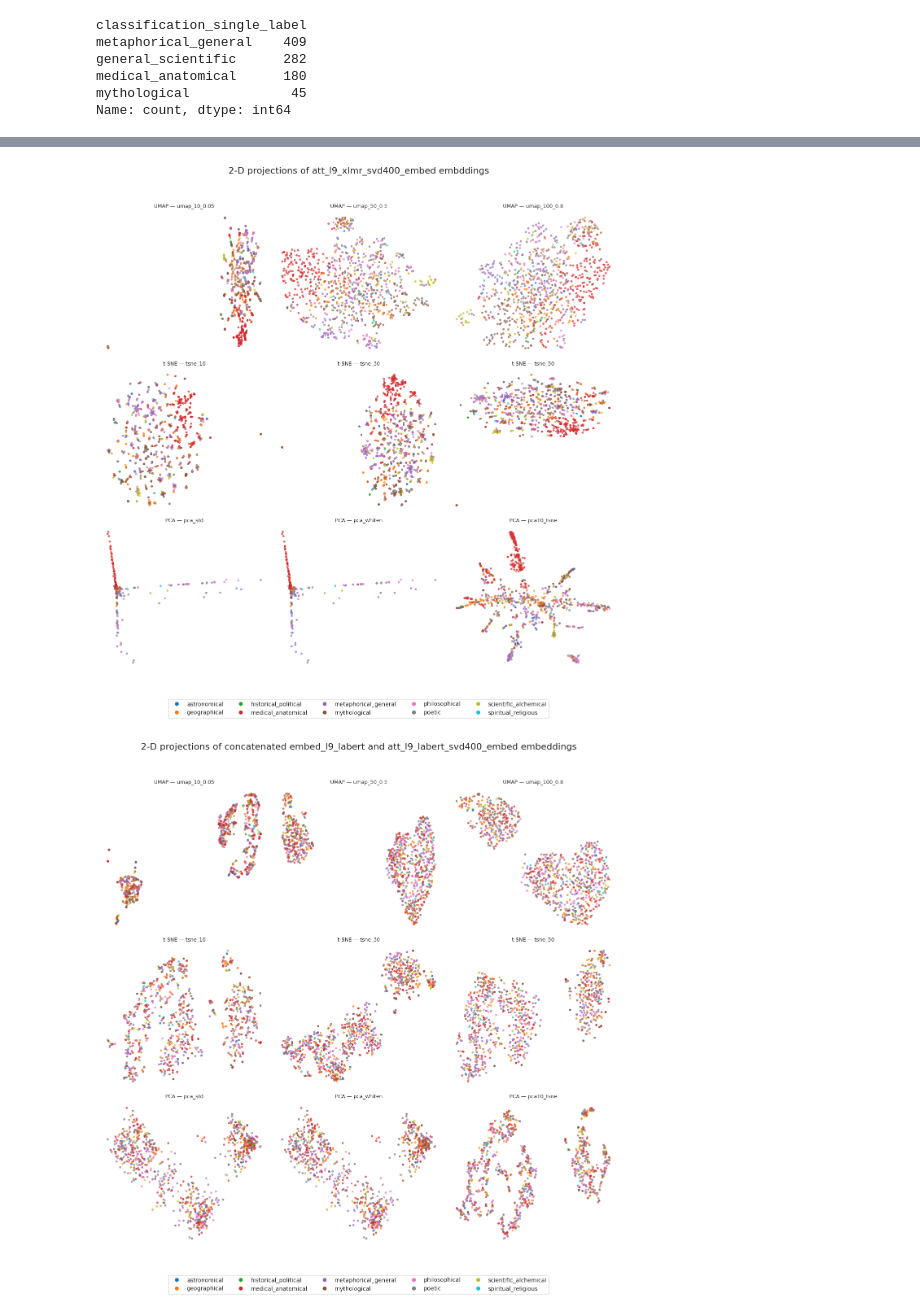
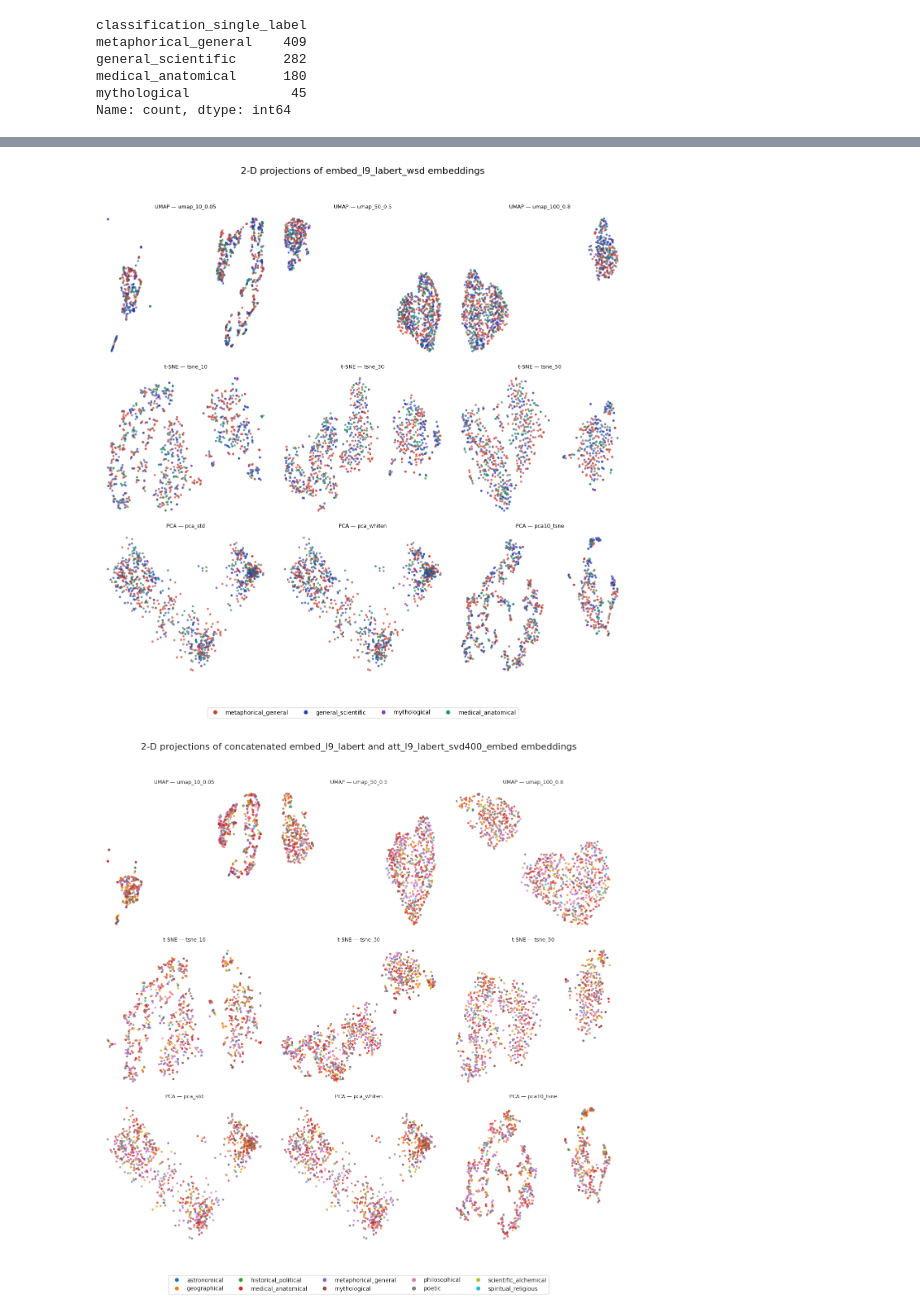
Before and after one commit to CCS-ZCU/labyrinth, a Jupyter notebook: scripts/3_labyrinth_embeddings_labert.ipynb, the cells around one changed output, grey strips where cells are left out. Saved outputs shown, nothing was run; the diff lists cells and outputs as text; code cells hidden in the pictures.

```diff
--- a/scripts/3_labyrinth_embeddings_labert.ipynb
+++ b/scripts/3_labyrinth_embeddings_labert.ipynb
@@ -1508,19 +1515,0 @@ fig = plot_projections_for_embeddings(emb_array, "att_l9_xlmr_svd400_embed")
-# %%
-def concatenate_embeddings(df: pd.DataFrame, columns: list[str]) -> np.ndarray:
-    """
-    Concatenate and stack embeddings from the specified columns for each row.
-    Each selected column must contain array-like (same-length) embeddings per row.
-
-    Returns
-    -------
-    emb_array : np.ndarray
-        Shape (num_rows, total_embedding_dim)
-    """
-    # Each result is a single flat vector for one row (concatenating all columns)
-    concat_rows = [
-        np.concatenate([df[col].iloc[i] for col in columns])
-        for i in range(len(df))
-    ]
-    return np.stack(concat_rows)
-# %% [output]
-[figure, removed]
@@ -1532,3 +1516,9 @@ fig = plot_projections_for_embeddings(emb_array, "concatenated embed_l9_labert a
+# %%
+emb_col = "embed_l9_labert_wsd"
+emb_array = np.stack(load_embedding(emb_col))
+fig = plot_projections_for_embeddings(emb_array, "embed_l9_labert_wsd")
+# %% [output]
+[figure, added]
 # %%
 fig.savefig("../figures/labyrinthus_projections_concatenated_labert_l9.png", dpi=300)
 # %% [output]
```
Also changed, not shown: parts of 8 cells of this notebook, 5 other files.
